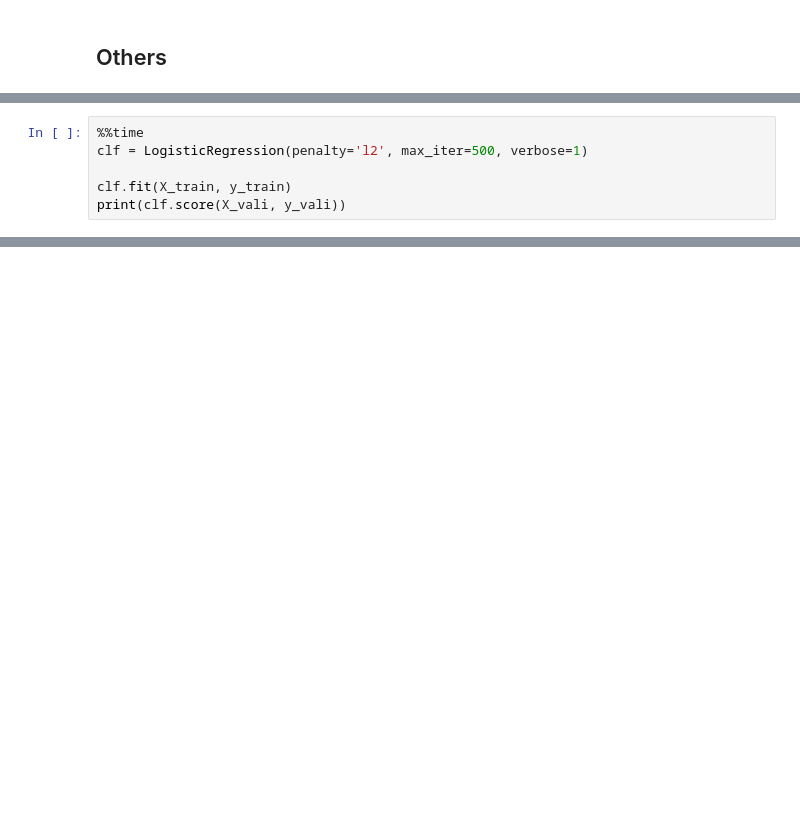
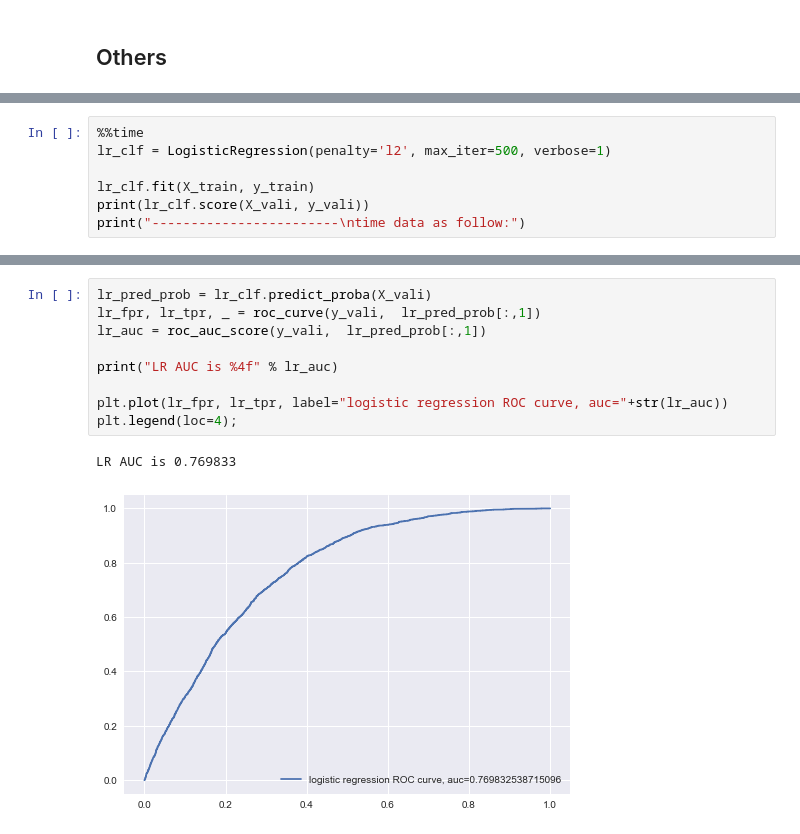
Before and after one commit to allenzdd/Exercise, a Jupyter notebook: Shanshu Interview/version1.ipynb, the cells around one changed output, grey strips where cells are left out. Cells and saved outputs as stored; diff of their text form; blank space fills up the shorter version.

```diff
--- a/Shanshu Interview/version1.ipynb
+++ b/Shanshu Interview/version1.ipynb
@@ -139,7 +147,8 @@ AUC is 0.766452
 # %%
 %%time
-clf = LogisticRegression(penalty='l2', max_iter=500, verbose=1)
+lr_clf = LogisticRegression(penalty='l2', max_iter=500, verbose=1)
 
-clf.fit(X_train, y_train)
-print(clf.score(X_vali, y_vali))
+lr_clf.fit(X_train, y_train)
+print(lr_clf.score(X_vali, y_vali))
+print("------------------------\ntime data as follow:")
 # %% [output]
@@ -149,2 +160,14 @@ Wall time: 300 ms
+# %%
+lr_pred_prob = lr_clf.predict_proba(X_vali)
+lr_fpr, lr_tpr, _ = roc_curve(y_vali,  lr_pred_prob[:,1])
+lr_auc = roc_auc_score(y_vali,  lr_pred_prob[:,1])
+
+print("LR AUC is %4f" % lr_auc)
+
+plt.plot(lr_fpr, lr_tpr, label="logistic regression ROC curve, auc="+str(lr_auc))
+plt.legend(loc=4);
+# %% [output]
+LR AUC is 0.769833
+[figure, added]
 # %%
 %%time
```
Also changed, not shown: parts of 20 cells of this notebook.
